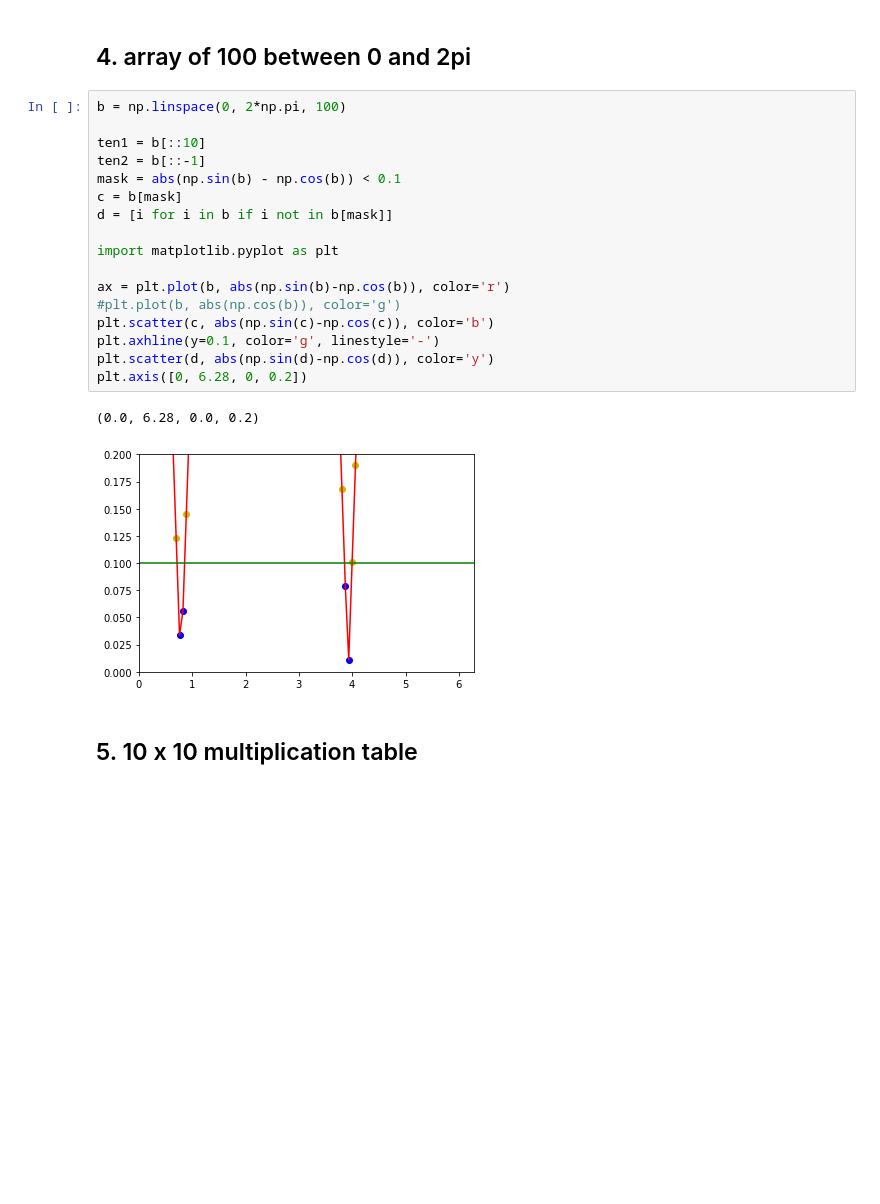
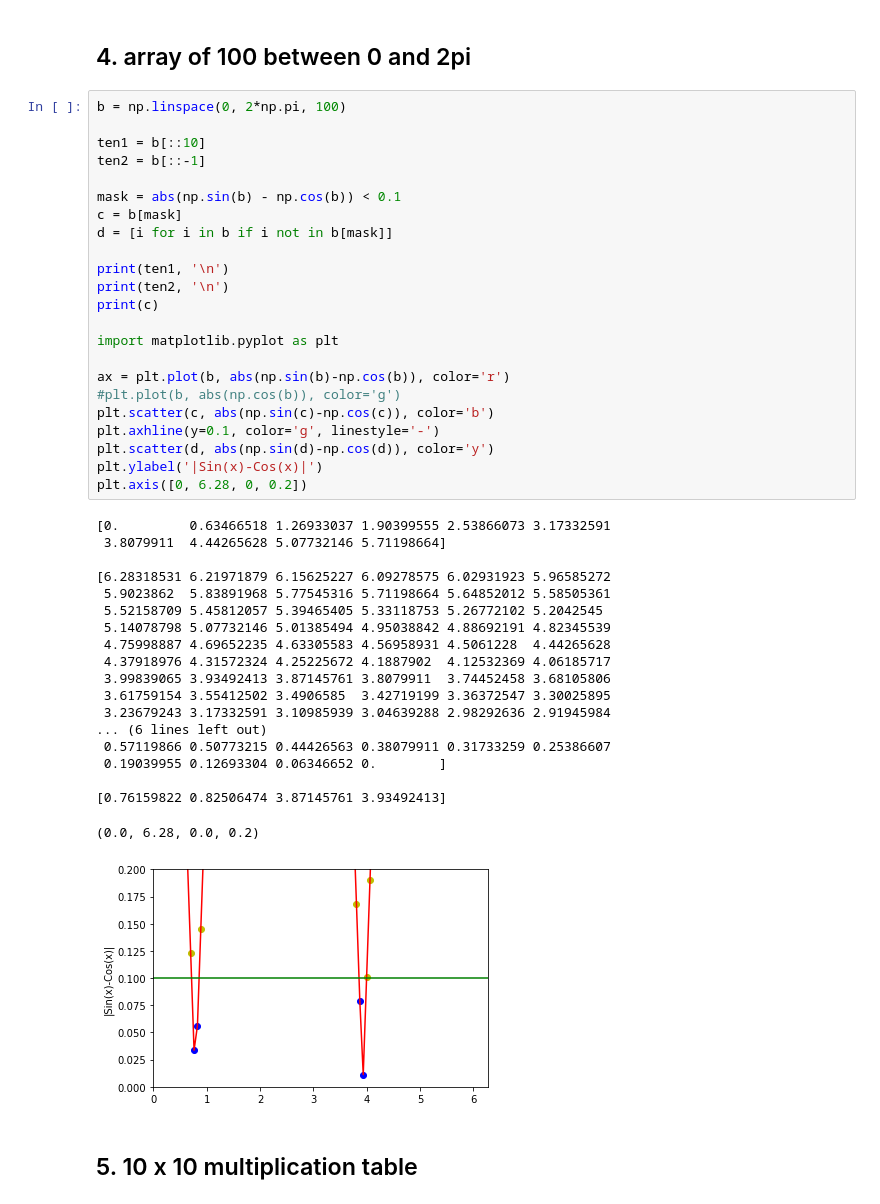
Before and after one commit to maxhoeth/LaboratoryOfComputationalPhysics_Y4, a Jupyter notebook: ex_03_maxhoeth.ipynb, the cells around one changed output. Drawn from its saved outputs; the diff is of its cells as text; blank space fills up the shorter version.

```diff
--- a/ex_03_maxhoeth.ipynb
+++ b/ex_03_maxhoeth.ipynb
@@ -60,23 +60,46 @@ print(a)
 # %%
 b = np.linspace(0, 2*np.pi, 100)
 
 ten1 = b[::10]
 ten2 = b[::-1]
+
 mask = abs(np.sin(b) - np.cos(b)) < 0.1
 c = b[mask]
 d = [i for i in b if i not in b[mask]]
+
+print(ten1, '\n')
+print(ten2, '\n')
+print(c)
 
 import matplotlib.pyplot as plt
 
 ax = plt.plot(b, abs(np.sin(b)-np.cos(b)), color='r')
 #plt.plot(b, abs(np.cos(b)), color='g')
 plt.scatter(c, abs(np.sin(c)-np.cos(c)), color='b')
 plt.axhline(y=0.1, color='g', linestyle='-')
 plt.scatter(d, abs(np.sin(d)-np.cos(d)), color='y')
+plt.ylabel('|Sin(x)-Cos(x)|')
 plt.axis([0, 6.28, 0, 0.2])
 # %% [output]
-(0.0, 6.28, 0.0, 0.2)
+[0.         0.63466518 1.26933037 1.90399555 2.53866073 3.17332591
+ 3.8079911  4.44265628 5.07732146 5.71198664]
+
+[6.28318531 6.21971879 6.15625227 6.09278575 6.02931923 5.96585272
+ 5.9023862  5.83891968 5.77545316 5.71198664 5.64852012 5.58505361
+ 5.52158709 5.45812057 5.39465405 5.33118753 5.26772102 5.2042545
+ 5.14078798 5.07732146 5.01385494 4.95038842 4.88692191 4.82345539
+ 4.75998887 4.69652235 4.63305583 4.56958931 4.5061228  4.44265628
+ 4.37918976 4.31572324 4.25225672 4.1887902  4.12532369 4.06185717
+ 3.99839065 3.93492413 3.87145761 3.8079911  3.74452458 3.68105806
+ 3.61759154 3.55412502 3.4906585  3.42719199 3.36372547 3.30025895
+ 3.23679243 3.17332591 3.10985939 3.04639288 2.98292636 2.91945984
+... (6 lines left out)
+ 0.57119866 0.50773215 0.44426563 0.38079911 0.31733259 0.25386607
+ 0.19039955 0.12693304 0.06346652 0.        ]
+
+[0.76159822 0.82506474 3.87145761 3.93492413]
+(0.0, 6.28, 0.0, 0.2)
-[figure, old version]
+[figure, new version]
 # %% [markdown]
 ## 5. 10 x 10 multiplication table
 # %%
```
Also changed, not shown: parts of 4 cells of this notebook.
